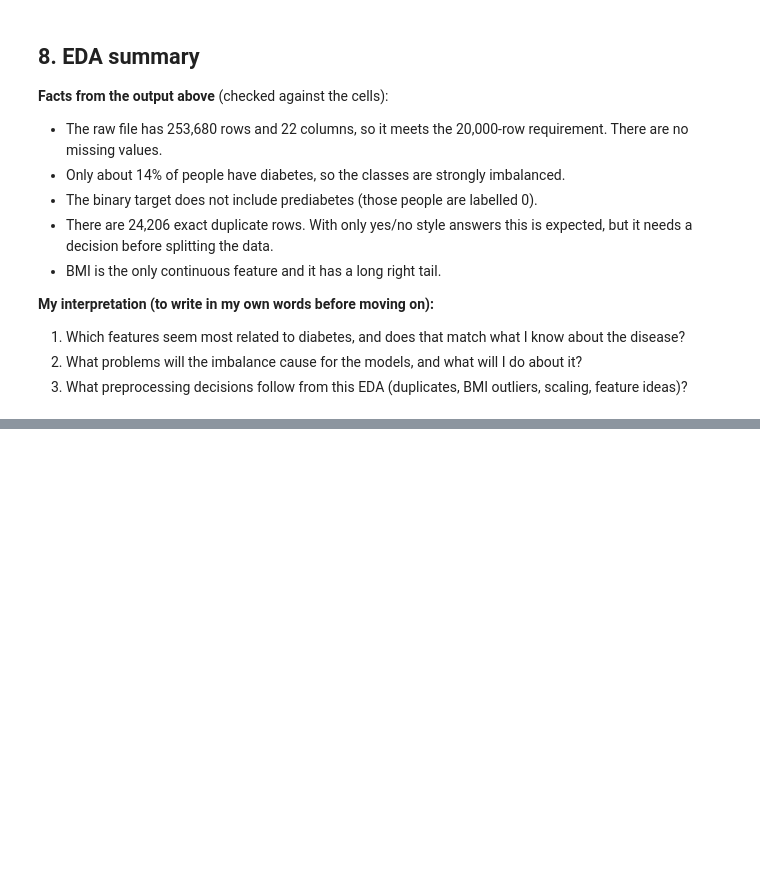
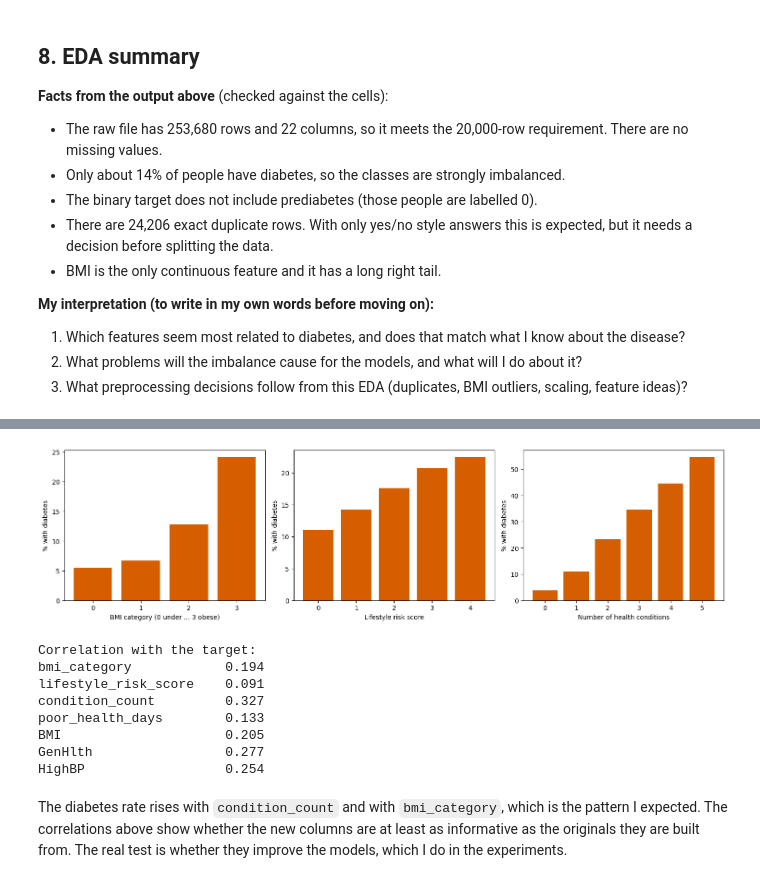
Before and after one commit to b-sandrine/summative_introduction_to_machine_learning, a Jupyter notebook: notebooks/diabetes_classification.ipynb, the cells around one changed output, grey strips where cells are left out. Saved outputs shown, nothing was run; the diff lists cells and outputs as text; code cells hidden in the pictures; blank space fills up the shorter version.

```diff
--- a/notebooks/diabetes_classification.ipynb
+++ b/notebooks/diabetes_classification.ipynb
@@ -358,0 +394,14 @@ GenHlth    Income     -0.370
+# %%
+# 1) Missing values: none in the EDA, so I only check that this is still true.
+assert raw_df.isna().sum().sum() == 0, "There are missing values, an imputation step is needed"
+print("Missing values: 0 -> nothing to impute")
+
+# 2) Duplicates. First look at a more serious problem: identical ANSWERS with a different label.
+feature_cols = [c for c in raw_df.columns if c != TARGET]
+labels_per_profile = raw_df.groupby(feature_cols)[TARGET].nunique()
+print("Answer profiles that appear with BOTH labels (0 and 1):", int((labels_per_profile > 1).sum()))
+
+# 3) Remove exact duplicate rows and check what changes.
+df_clean, n_removed = remove_duplicates(raw_df)
+print(f"Rows removed: {n_removed:,} | rows left: {len(df_clean):,}")
+print(f"Diabetes share before: {raw_df[TARGET].mean():.3%} | after: {df_clean[TARGET].mean():.3%}")
@@ -358,0 +440,3 @@ GenHlth    Income     -0.370
+# %%
+df_feat = add_features(df_clean)
+df_feat[["BMI", "bmi_category", "lifestyle_risk_score", "condition_count", "poor_health_days"]].head()
@@ -358,0 +450,27 @@ GenHlth    Income     -0.370
+# %%
+fig, axes = plt.subplots(1, 3, figsize=(15, 4))
+for ax, col, title in [(axes[0], "bmi_category", "BMI category (0 under ... 3 obese)"),
+                       (axes[1], "lifestyle_risk_score", "Lifestyle risk score"),
+                       (axes[2], "condition_count", "Number of health conditions")]:
+    rate = df_feat.groupby(col)[TARGET].mean() * 100
+    ax.bar(rate.index.astype(int).astype(str), rate.values, color=ORANGE)
+    ax.set_xlabel(title)
+    ax.set_ylabel("% with diabetes")
+plt.tight_layout()
+save_and_show("fe01_engineered_feature_rates")
+
+new_cols = ["bmi_category", "lifestyle_risk_score", "condition_count", "poor_health_days"]
+print("Correlation with the target:")
+print(df_feat[new_cols + ["BMI", "GenHlth", "HighBP"]].corrwith(df_feat[TARGET]).round(3).to_string())
+# %% [output]
+[figure, added]
+Correlation with the target:
+bmi_category            0.194
+lifestyle_risk_score    0.091
+condition_count         0.327
+poor_health_days        0.133
+BMI                     0.205
+GenHlth                 0.277
+HighBP                  0.254
+# %% [markdown]
+The diabetes rate rises with `condition_count` and with `bmi_category`, which is the pattern I expected. The correlations above show whether the new columns are at least as informative as the originals they are built from. The real test is whether they improve the models, which I do in the experiments.
```
Also changed, not shown: parts of 19 cells of this notebook, 2 other files.
